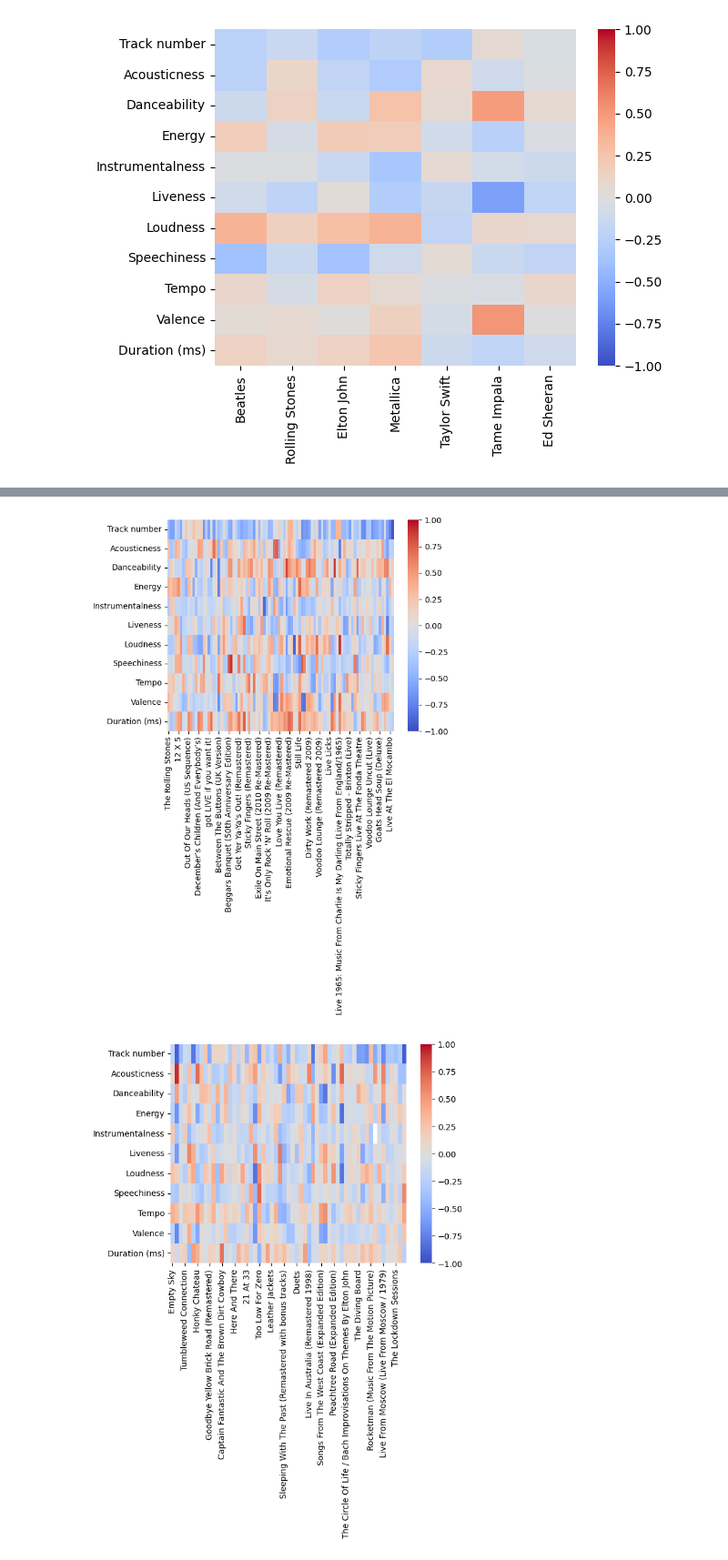
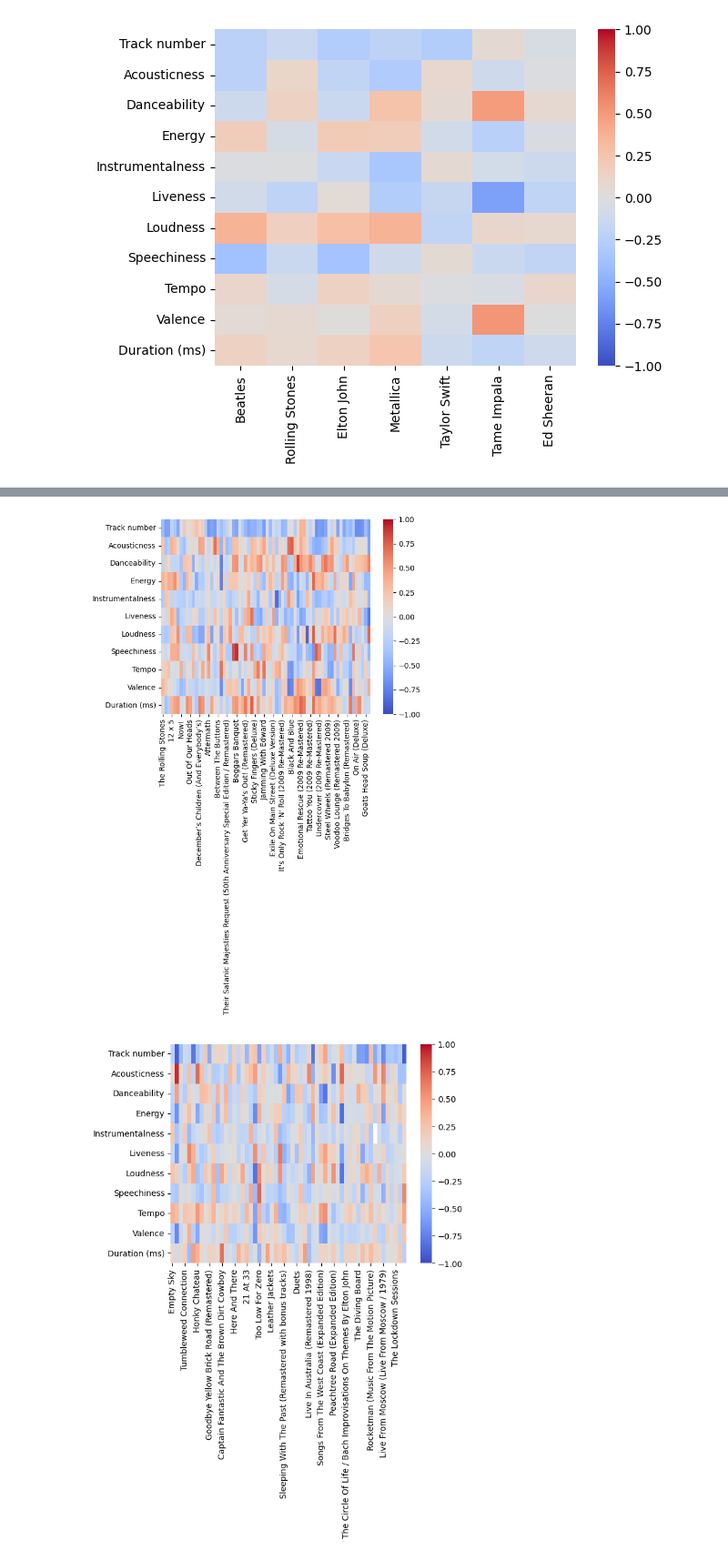
Before and after one commit to mibrahimfm/DataViz-ArtistasSpotify, a Jupyter notebook: Q4.ipynb, the cells around one changed output, grey strips where cells are left out. Shown at 91% size. Saved outputs shown, nothing was run; the diff lists cells and outputs as text; code cells hidden in the pictures.

```diff
--- a/Q4.ipynb
+++ b/Q4.ipynb
@@ -91,8 +92,8 @@ print_correlation_heatmap(beatles_albums)
 # %%
-rolling_stones_albums = get_correlation_matrix_by_album(rolling_stones_df)
+rolling_stones_albums = get_correlation_matrix_by_album(rolling_stones_df[~rolling_stones_df['album'].str.contains('Live')])
 print_correlation_heatmap(rolling_stones_albums)
 # %% [output]
-[figure, old version]
+[figure, new version]
 # %%
 elton_john_albums = get_correlation_matrix_by_album(elton_john_df)
 print_correlation_heatmap(elton_john_albums)
```
Also changed, not shown: parts of 9 cells of this notebook.
